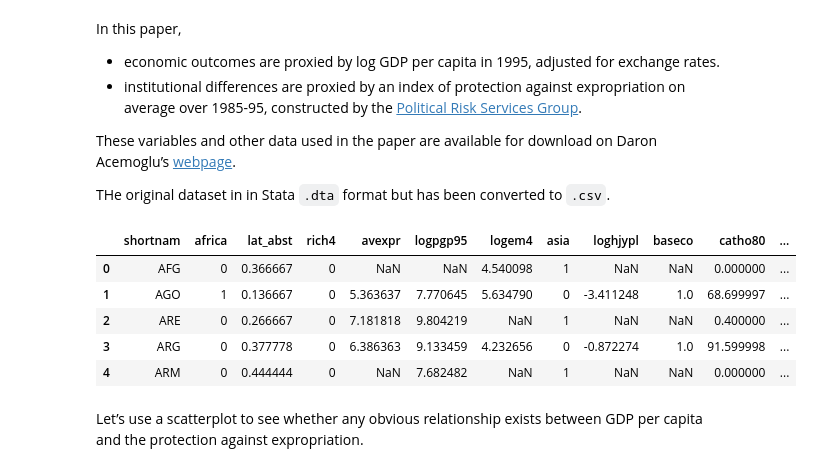
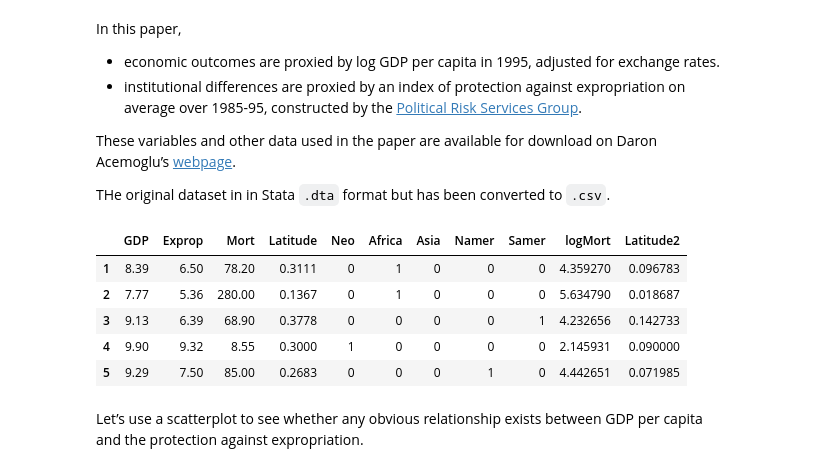
Before and after one commit to matteocourthoud/Machine-Learning-for-Economic-Analysis, a Jupyter notebook: 2_iv.ipynb, the cells around one changed output. Cells and saved outputs as stored; diff of their text form; code cells hidden in the pictures.

```diff
--- a/2_iv.ipynb
+++ b/2_iv.ipynb
@@ -50,15 +50,15 @@ These variables and other data used in the paper are available for download on D
 THe original dataset in in Stata `.dta` format but has been converted to `.csv`.
 # %%
 # Load Acemoglu Johnson Robinson Dataset
-df = pd.read_csv('data/AJR02.csv')
+df = pd.read_csv('data/AJR02.csv',index_col=0)
 df.head()
 # %% [output]
-|  | shortnam | africa | lat_abst | rich4 | avexpr | logpgp95 | logem4 | asia | loghjypl | baseco | catho80 | ... |
-| 0 | AFG | 0 | 0.366667 | 0 | NaN | NaN | 4.540098 | 1 | NaN | NaN | 0.000000 | ... |
-| 1 | AGO | 1 | 0.136667 | 0 | 5.363637 | 7.770645 | 5.634790 | 0 | -3.411248 | 1.0 | 68.699997 | ... |
-| 2 | ARE | 0 | 0.266667 | 0 | 7.181818 | 9.804219 | NaN | 1 | NaN | NaN | 0.400000 | ... |
-| 3 | ARG | 0 | 0.377778 | 0 | 6.386363 | 9.133459 | 4.232656 | 0 | -0.872274 | 1.0 | 91.599998 | ... |
-| 4 | ARM | 0 | 0.444444 | 0 | NaN | 7.682482 | NaN | 1 | NaN | NaN | 0.000000 | ... |
+|  | GDP | Exprop | Mort | Latitude | Neo | Africa | Asia | Namer | Samer | logMort | Latitude2 |
+| 1 | 8.39 | 6.50 | 78.20 | 0.3111 | 0 | 1 | 0 | 0 | 0 | 4.359270 | 0.096783 |
+| 2 | 7.77 | 5.36 | 280.00 | 0.1367 | 0 | 1 | 0 | 0 | 0 | 5.634790 | 0.018687 |
+| 3 | 9.13 | 6.39 | 68.90 | 0.3778 | 0 | 0 | 0 | 0 | 1 | 4.232656 | 0.142733 |
+| 4 | 9.90 | 9.32 | 8.55 | 0.3000 | 1 | 0 | 0 | 0 | 0 | 2.145931 | 0.090000 |
+| 5 | 9.29 | 7.50 | 85.00 | 0.2683 | 0 | 0 | 0 | 1 | 0 | 4.442651 | 0.071985 |
 # %% [markdown]
 Let’s use a scatterplot to see whether any obvious relationship exists between GDP per capita and the protection against expropriation.
 # %%
```
Also changed, not shown: parts of 32 cells of this notebook, 2 other files.
